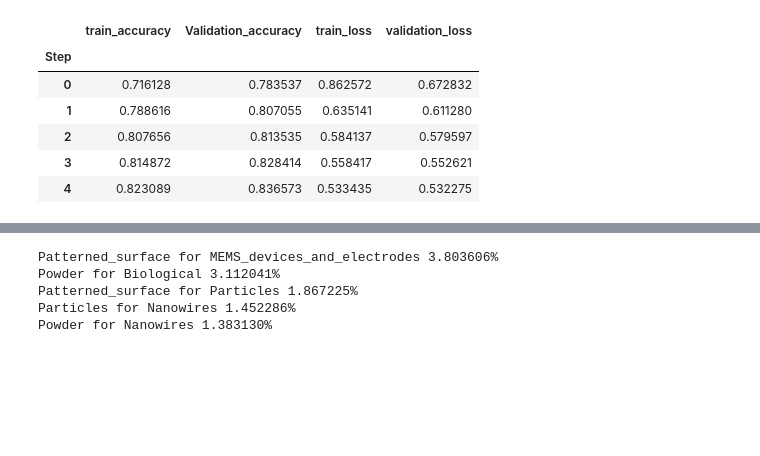
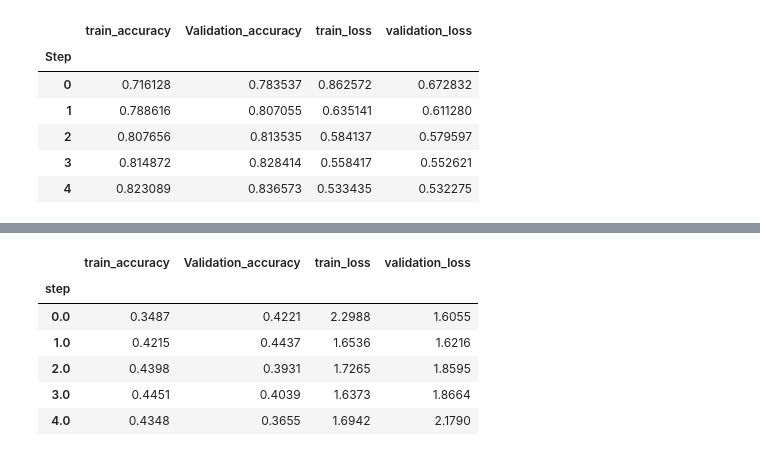
Before and after one commit to totalgood/electron-microscope-assistant, a Jupyter notebook: src/data_visualization.ipynb, the cells around one changed output, grey strips where cells are left out. Saved outputs shown, nothing was run; the diff lists cells and outputs as text; code cells hidden in the pictures; blank space fills up the shorter version.

```diff
--- a/src/data_visualization.ipynb
+++ b/src/data_visualization.ipynb
@@ -198,20 +226,0 @@ print(normal_cm_xc_model)
-# %%
-# find commonly confused labels
-
-from heapq import nlargest
-from collections import defaultdict
-
-d = defaultdict(list)
-
-for i in range(len(normal_cm_xc_model)):
-    for j in range(i):
-      d[normal_cm_xc_model[i][j]].append((i, j))
-
-for value, positions in nlargest(5, d.items(), key=lambda item: item[0]):
-    print (class_names[positions[0][0]] + " for " + class_names[positions[0][1]], f'{value*100:1f}%')
-# %% [output]
-Patterned_surface for MEMS_devices_and_electrodes 3.803606%
-Powder for Biological 3.112041%
-Patterned_surface for Particles 1.867225%
-Particles for Nanowires 1.452286%
-Powder for Nanowires 1.383130%
@@ -217,0 +236,10 @@ Powder for Nanowires 1.383130%
+# %%
+simple_cnn_metrics
+# %% [output]
+|  | train_accuracy | Validation_accuracy | train_loss | validation_loss |
+| step |  |  |  |  |
+| 0.0 | 0.3487 | 0.4221 | 2.2988 | 1.6055 |
+| 1.0 | 0.4215 | 0.4437 | 1.6536 | 1.6216 |
+| 2.0 | 0.4398 | 0.3931 | 1.7265 | 1.8595 |
+| 3.0 | 0.4451 | 0.4039 | 1.6373 | 1.8664 |
+| 4.0 | 0.4348 | 0.3655 | 1.6942 | 2.1790 |
```
Also changed, not shown: parts of 18 cells of this notebook, 9 other files.
